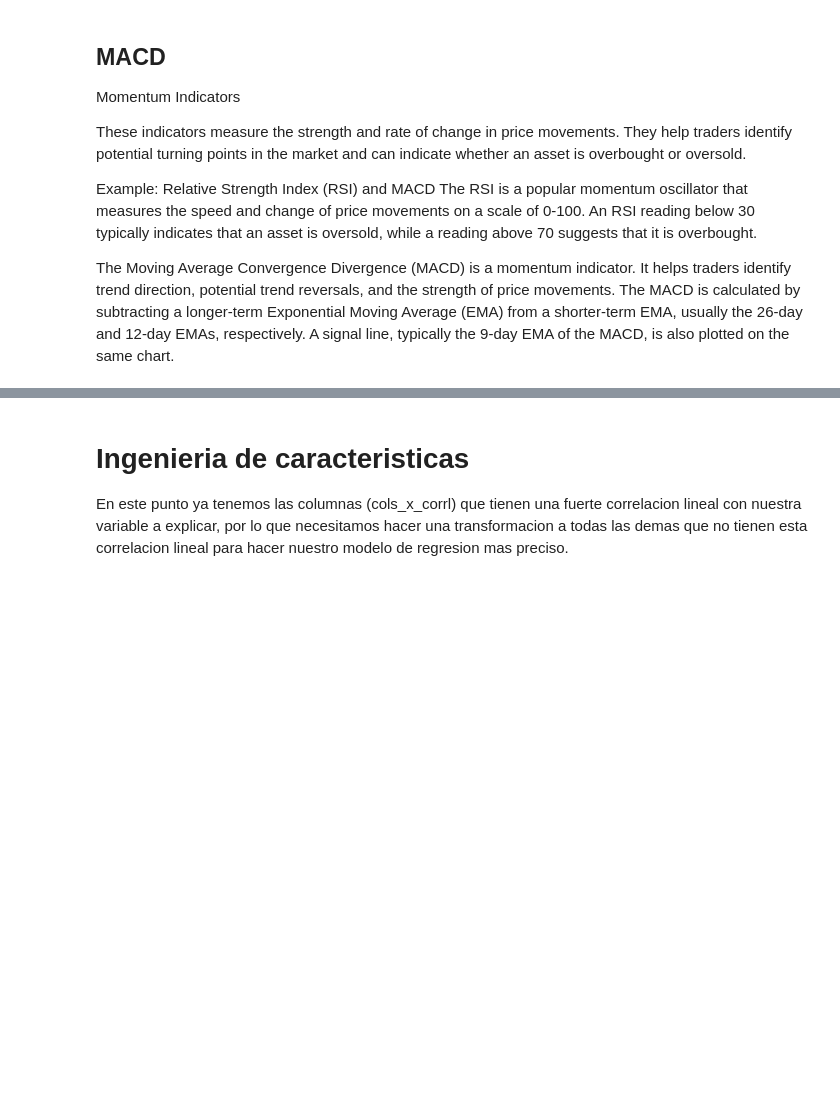
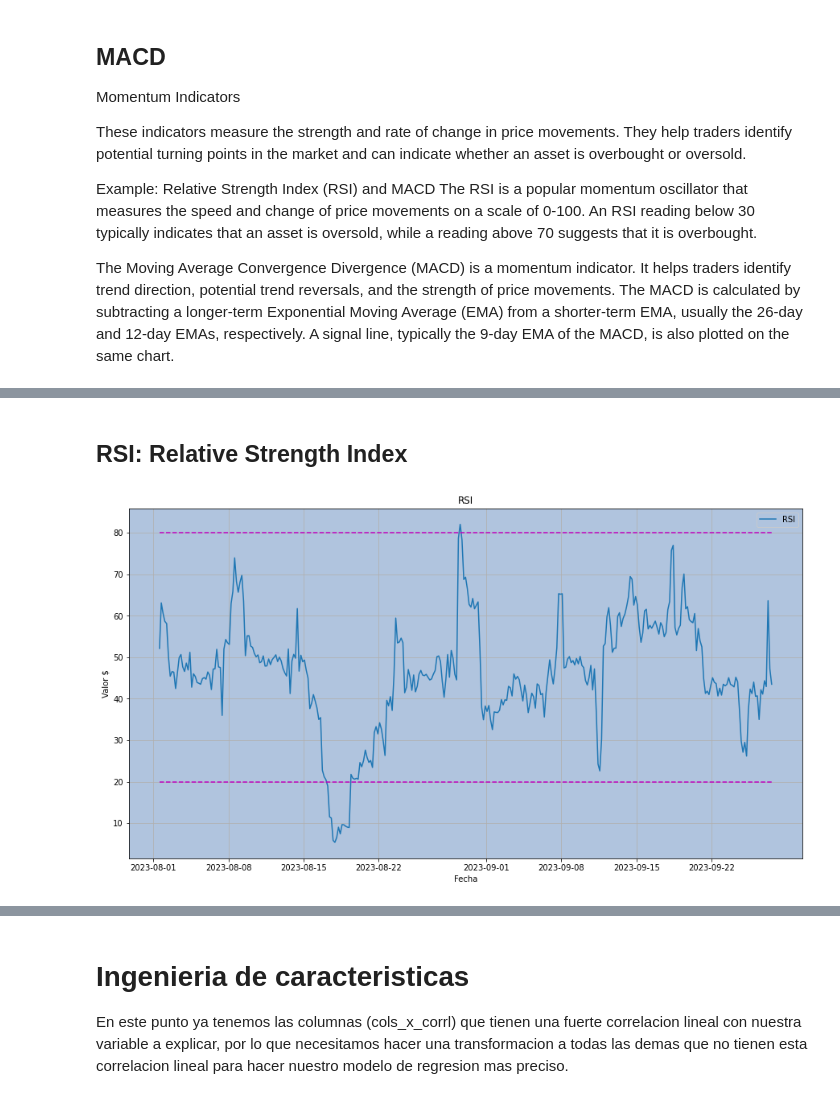
Before and after one commit to HectorLP98/Trading_test, a Jupyter notebook: analisis_historico.ipynb, the cells around one changed output, grey strips where cells are left out. Cells and saved outputs as stored; diff of their text form; code cells hidden in the pictures; blank space fills up the shorter version.

```diff
--- a/analisis_historico.ipynb
+++ b/analisis_historico.ipynb
@@ -256,0 +281,18 @@ plot_line(df_plot,columns,
+# %% [markdown]
+## RSI: Relative Strength Index
+# %%
+col_use = "Close"
+window = 14
+df['RSI']=ta.momentum.RSIIndicator(close= df[col_use], window= window, fillna= False).rsi()
+# %%
+# ploting RSI
+start_date = '2023-08-01 10:00:00'
+df_plot = df[df.index>start_date].copy()
+rsi = (20,80)
+columns = ["RSI"]
+
+
+plot_line(df_plot,columns,
+              figsize=(15, 8),title="RSI", rsi=rsi)
+# %% [output]
+[figure, added]
```
Also changed, not shown: parts of 75 cells of this notebook, 30 other files.
